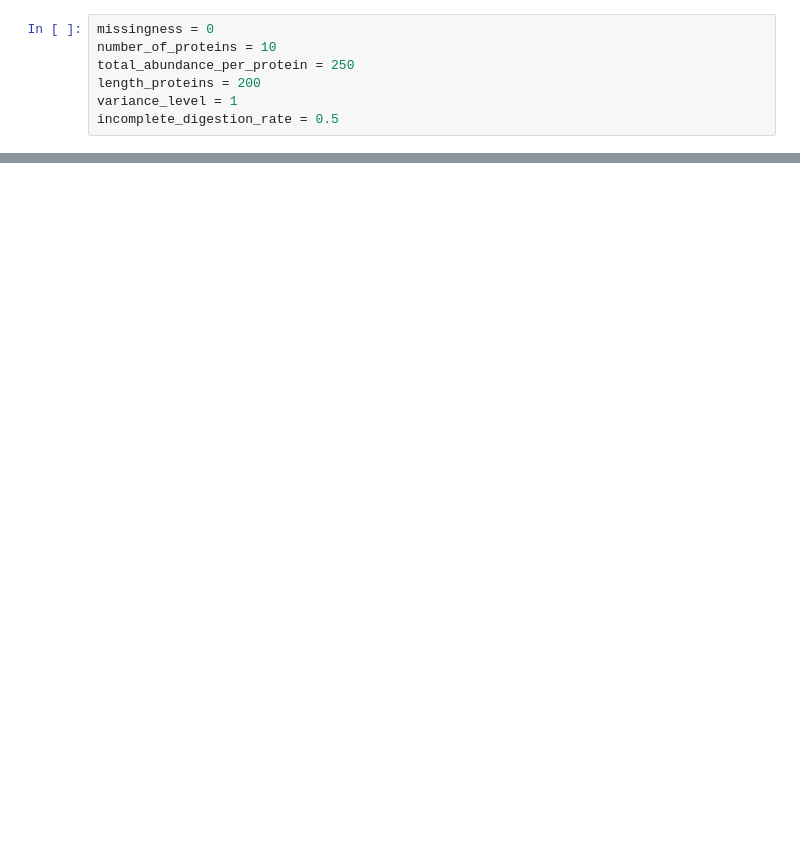
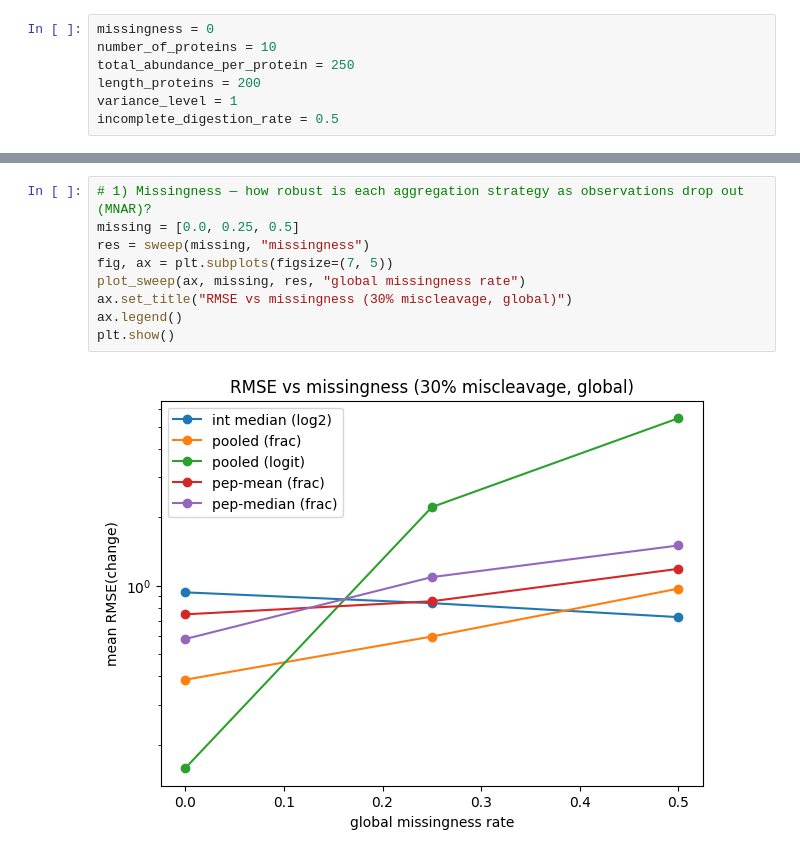
Before and after one commit to pcruzparri/QuantProteomicsSimBox, a Jupyter notebook: src/quantproteomicssimbox/playground.ipynb, the cells around one changed output, grey strips where cells are left out. Drawn from its saved outputs; the diff is of its cells as text; blank space fills up the shorter version.

```diff
--- a/src/quantproteomicssimbox/playground.ipynb
+++ b/src/quantproteomicssimbox/playground.ipynb
@@ -121,0 +188,11 @@ Text(0, 0.5, 'RMSE(log2FC)')
+# %%
+# 1) Missingness — how robust is each aggregation strategy as observations drop out (MNAR)?
+missing = [0.0, 0.25, 0.5]
+res = sweep(missing, "missingness")
+fig, ax = plt.subplots(figsize=(7, 5))
+plot_sweep(ax, missing, res, "global missingness rate")
+ax.set_title("RMSE vs missingness (30% miscleavage, global)")
+ax.legend()
+plt.show()
+# %% [output]
+[figure, added]
```
Also changed, not shown: parts of 16 cells of this notebook, 11 other files.
